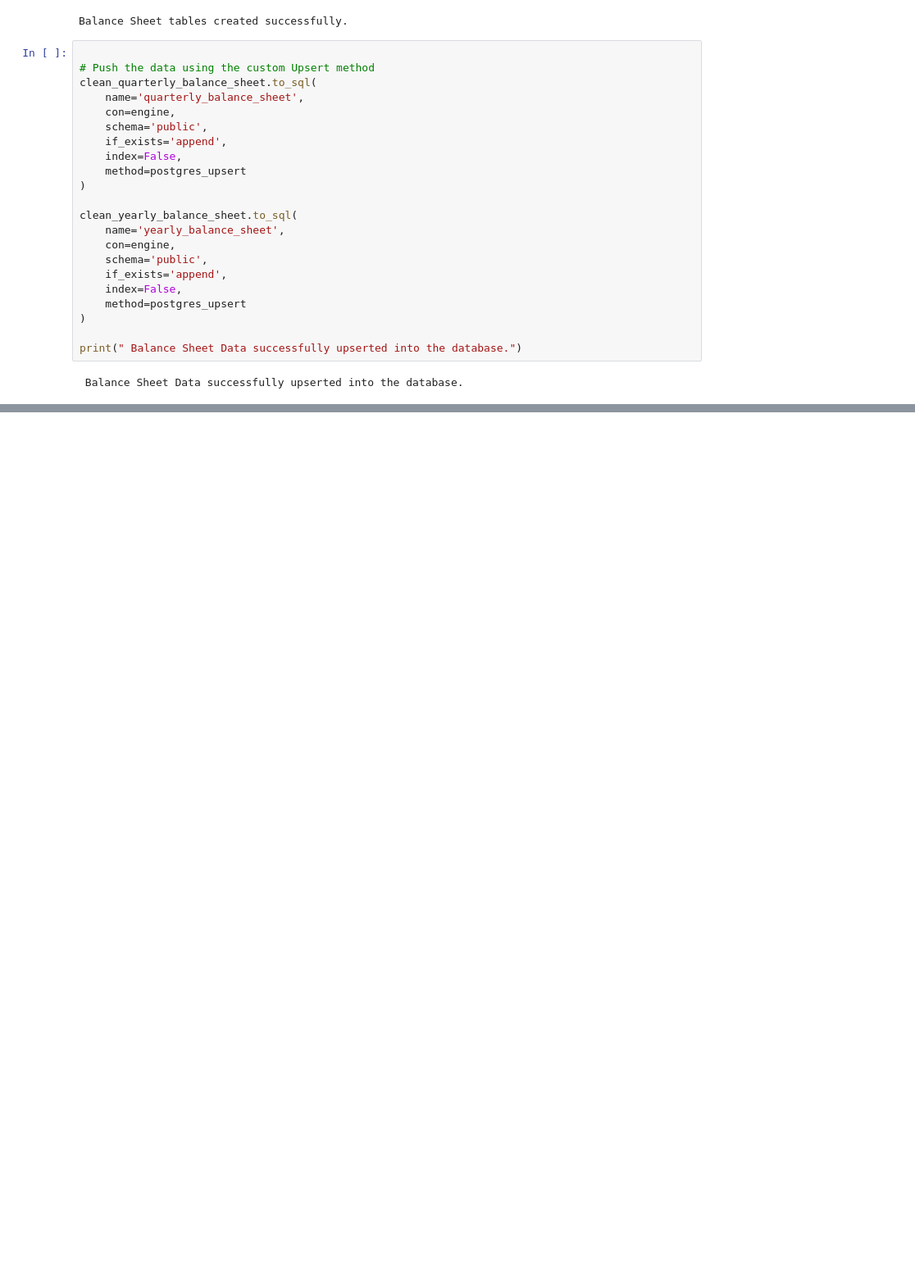
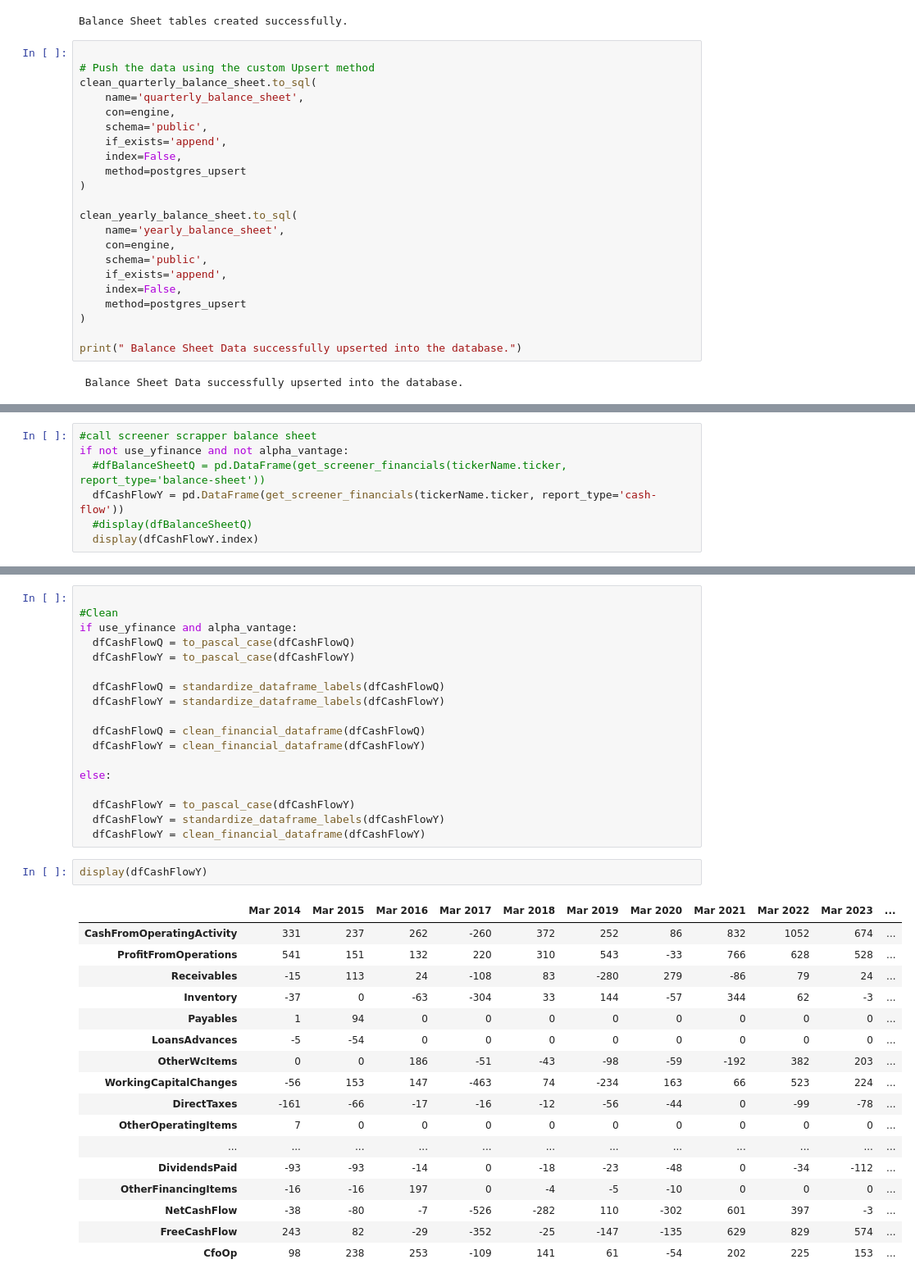
Before and after one commit to ashishmaharana188/financial_ETL_project, a Jupyter notebook: statementScrape.ipynb, the cells around one changed output, grey strips where cells are left out. Shown at 82% size. Cells and saved outputs as stored; diff of their text form; blank space fills up the shorter version.

```diff
--- a/statementScrape.ipynb
+++ b/statementScrape.ipynb
@@ -1355,0 +1451,7 @@ print(" Balance Sheet Data successfully upserted into the database.")
+# %%
+#call screener scrapper balance sheet
+if not use_yfinance and not alpha_vantage:
+  #dfBalanceSheetQ = pd.DataFrame(get_screener_financials(tickerName.ticker, report_type='balance-sheet'))
+  dfCashFlowY = pd.DataFrame(get_screener_financials(tickerName.ticker, report_type='cash-flow'))
+  #display(dfBalanceSheetQ)
+  display(dfCashFlowY.index)
@@ -1355,0 +1603,38 @@ print(" Balance Sheet Data successfully upserted into the database.")
+# %%
+
+#Clean
+if use_yfinance and alpha_vantage:
+  dfCashFlowQ = to_pascal_case(dfCashFlowQ)
+  dfCashFlowY = to_pascal_case(dfCashFlowY)
+
+  dfCashFlowQ = standardize_dataframe_labels(dfCashFlowQ)
+  dfCashFlowY = standardize_dataframe_labels(dfCashFlowY)
+
+  dfCashFlowQ = clean_financial_dataframe(dfCashFlowQ)
+  dfCashFlowY = clean_financial_dataframe(dfCashFlowY)
+
+else:
+
+  dfCashFlowY = to_pascal_case(dfCashFlowY)
+  dfCashFlowY = standardize_dataframe_labels(dfCashFlowY)
+  dfCashFlowY = clean_financial_dataframe(dfCashFlowY)
+# %%
+display(dfCashFlowY)
+# %% [output]
+|  | Mar 2014 | Mar 2015 | Mar 2016 | Mar 2017 | Mar 2018 | Mar 2019 | Mar 2020 | Mar 2021 | Mar 2022 | Mar 2023 | ... |
+| CashFromOperatingActivity | 331 | 237 | 262 | -260 | 372 | 252 | 86 | 832 | 1052 | 674 | ... |
+| ProfitFromOperations | 541 | 151 | 132 | 220 | 310 | 543 | -33 | 766 | 628 | 528 | ... |
+| Receivables | -15 | 113 | 24 | -108 | 83 | -280 | 279 | -86 | 79 | 24 | ... |
+| Inventory | -37 | 0 | -63 | -304 | 33 | 144 | -57 | 344 | 62 | -3 | ... |
+| Payables | 1 | 94 | 0 | 0 | 0 | 0 | 0 | 0 | 0 | 0 | ... |
+| LoansAdvances | -5 | -54 | 0 | 0 | 0 | 0 | 0 | 0 | 0 | 0 | ... |
+| OtherWcItems | 0 | 0 | 186 | -51 | -43 | -98 | -59 | -192 | 382 | 203 | ... |
+| WorkingCapitalChanges | -56 | 153 | 147 | -463 | 74 | -234 | 163 | 66 | 523 | 224 | ... |
+| DirectTaxes | -161 | -66 | -17 | -16 | -12 | -56 | -44 | 0 | -99 | -78 | ... |
+| OtherOperatingItems | 7 | 0 | 0 | 0 | 0 | 0 | 0 | 0 | 0 | 0 | ... |
+| ... | ... | ... | ... | ... | ... | ... | ... | ... | ... | ... | ... |
+| DividendsPaid | -93 | -93 | -14 | 0 | -18 | -23 | -48 | 0 | -34 | -112 | ... |
+| OtherFinancingItems | -16 | -16 | 197 | 0 | -4 | -5 | -10 | 0 | 0 | 0 | ... |
+| NetCashFlow | -38 | -80 | -7 | -526 | -282 | 110 | -302 | 601 | 397 | -3 | ... |
+| FreeCashFlow | 243 | 82 | -29 | -352 | -25 | -147 | -135 | 629 | 829 | 574 | ... |
+| CfoOp | 98 | 238 | 253 | -109 | 141 | 61 | -54 | 202 | 225 | 153 | ... |
```
Also changed, not shown: parts of 21 cells of this notebook.
